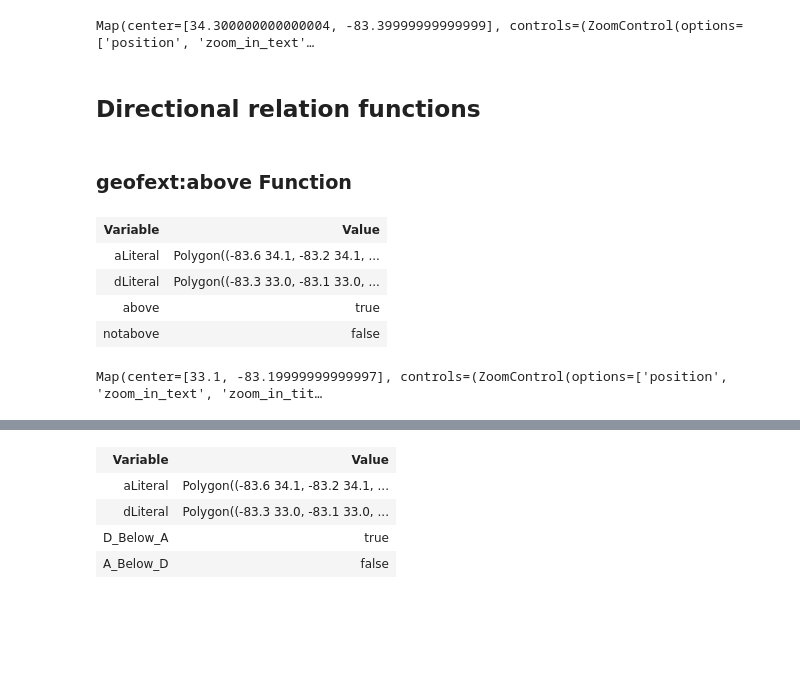
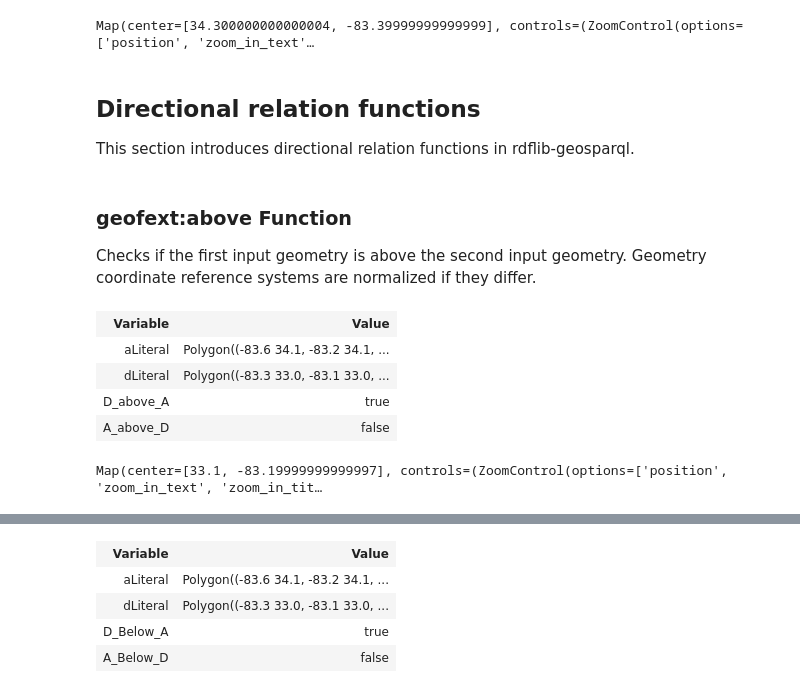
Before and after one commit to situx/rdflib-geosparql, a Jupyter notebook: GeoSPARQLExt.ipynb, the cells around one changed output, grey strips where cells are left out. Saved outputs shown, nothing was run; the diff lists cells and outputs as text; code cells hidden in the pictures; blank space fills up the shorter version.

```diff
--- a/GeoSPARQLExt.ipynb
+++ b/GeoSPARQLExt.ipynb
@@ -247,28 +271,32 @@ WHERE {
 Map(center=[34.300000000000004, -83.39999999999999], controls=(ZoomControl(options=['position', 'zoom_in_text'…
 # %% [markdown]
 ## Directional relation functions
+
+This section introduces directional relation functions in rdflib-geosparql.
 # %% [markdown]
 ### geofext:above Function
+
+Checks if the first input geometry is above the second input geometry. Geometry coordinate reference systems are normalized if they differ.
 # %%
 processQueryResults(g.query(
 """
 PREFIX my: <http://example.org/ApplicationSchema#>
 PREFIX geo: <"""+str(GEO)+""">
 PREFIX geof: <"""+str(GEOFEXT)+""">
 PREFIX xsd: <http://www.w3.org/2001/XMLSchema#>
-SELECT ?aLiteral ?dLiteral (xsd:boolean(?abovee) as ?above) (xsd:boolean(?nabovee) as ?notabove)
+SELECT ?aLiteral ?dLiteral (xsd:boolean(?abovee) as ?D_above_A) (xsd:boolean(?nabovee) as ?A_above_D)
 WHERE {
   my:A geo:hasDefaultGeometry ?aGeom .
   ?aGeom geo:asWKT ?aLiteral .
   BIND("Polygon((-83.3 33.0, -83.1 33.0, -83.1 33.2, -83.3 33.2, -83.3 33.0))"^^geo:wktLiteral AS ?dLiteral)
   BIND (geof:above(?aLiteral, ?dLiteral) as ?nabovee)
   BIND (geof:above(?dLiteral, ?aLiteral) as ?abovee)
 }
 """),["aLiteral","dLiteral"],None)
 # %% [output]
 | Variable | Value |
 | aLiteral | Polygon((-83.6 34.1, -83.2 34.1, ... |
 | dLiteral | Polygon((-83.3 33.0, -83.1 33.0, ... |
-| above | true |
-| notabove | false |
+| D_above_A | true |
+| A_above_D | false |
 Map(center=[33.1, -83.19999999999997], controls=(ZoomControl(options=['position', 'zoom_in_text', 'zoom_in_tit…
```
Also changed, not shown: parts of 147 cells of this notebook, 4 other files.
